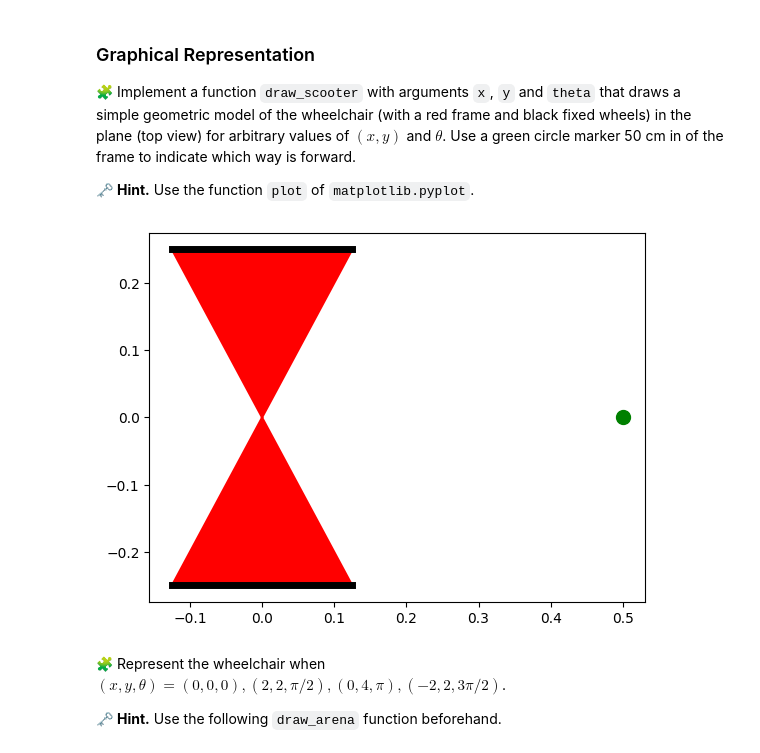
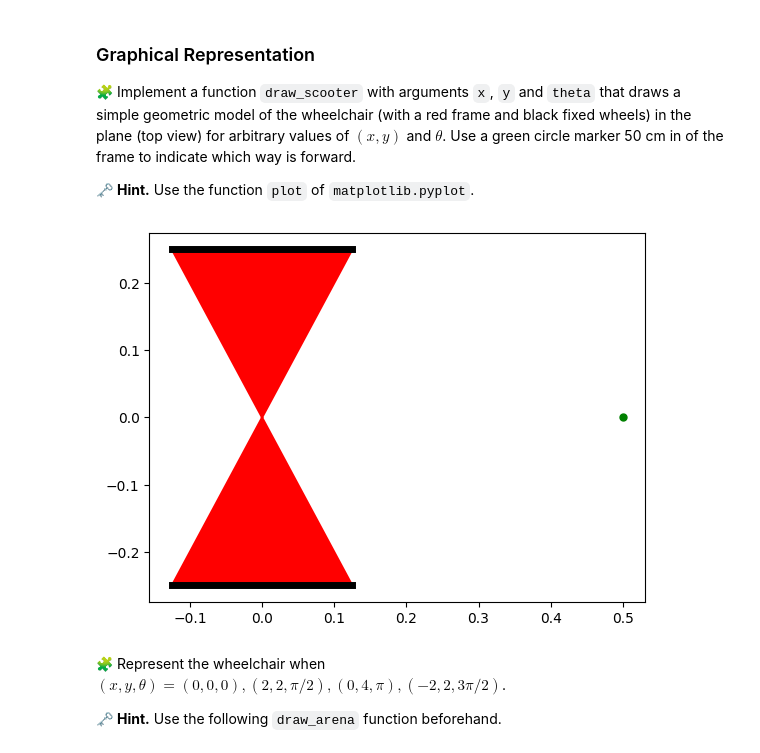
Before and after one commit to idalioua/control-engineering-with-python-project-2023-2024, a Jupyter notebook: Project-part-1.ipynb, the cells around one changed output. Saved outputs shown, nothing was run; the diff lists cells and outputs as text; code cells hidden in the pictures.

```diff
--- a/Project-part-1.ipynb
+++ b/Project-part-1.ipynb
@@ -57,35 +57,35 @@ import numpy as np
 import math
 
 def draw_scooter(x, y, theta):
     alpha=np.arctan(l/(2*r))
     beta = np.pi-2*alpha
     t=r/np.cos(alpha)
 
     # Calculate the coordinates of the triangle
     base1_x = t*np.cos(theta-(beta/2)+np.pi/2)
     base1_y = t*np.sin(theta-beta/2+np.pi/2)
     base2_x= t*np.cos(theta+beta/2+np.pi/2)
     base2_y= t*np.sin(theta+beta/2+np.pi/2)
 
 
     # Plot the triangle
     plt.plot([x,x+base1_x,x+base2_x,x], [y,y+base1_y,y+base2_y,y], 'r-')
     plt.plot([x,x-base1_x,x-base2_x,x], [y,y-base1_y,y-base2_y,y], 'r-')
 
     #plot the wheels
 
     plt.plot([x-base1_x,x-base2_x], [y-base1_y,y-base2_y], 'k-', linewidth=5)
     plt.plot([x+base1_x,x+base2_x], [y+base1_y,y+base2_y], 'k-', linewidth=5)
 
-    plt.plot(x+0.5*np.cos(theta), y+0.5*np.sin(theta), 'go', markersize=10)
+    plt.plot(x+0.5*np.cos(theta), y+0.5*np.sin(theta), 'go', markersize=5)
 
     plt.fill([x,x+base1_x,x+base2_x,x], [y,y+base1_y,y+base2_y,y], 'r-')
     plt.fill([x,x-base1_x,x-base2_x,x], [y,y-base1_y,y-base2_y,y], 'r-')
 
 # Example usage
 draw_scooter(0, 0, 0)
 # %% [output]
-[figure, old version]
+[figure, new version]
 # %% [markdown]
 🧩 Represent the wheelchair when $(x, y, \theta) = (0, 0, 0), (2, 2, \pi/2), (0, 4, \pi), (-2, 2, 3\pi/2)$.
 
```
Also changed, not shown: parts of 3 cells of this notebook.
